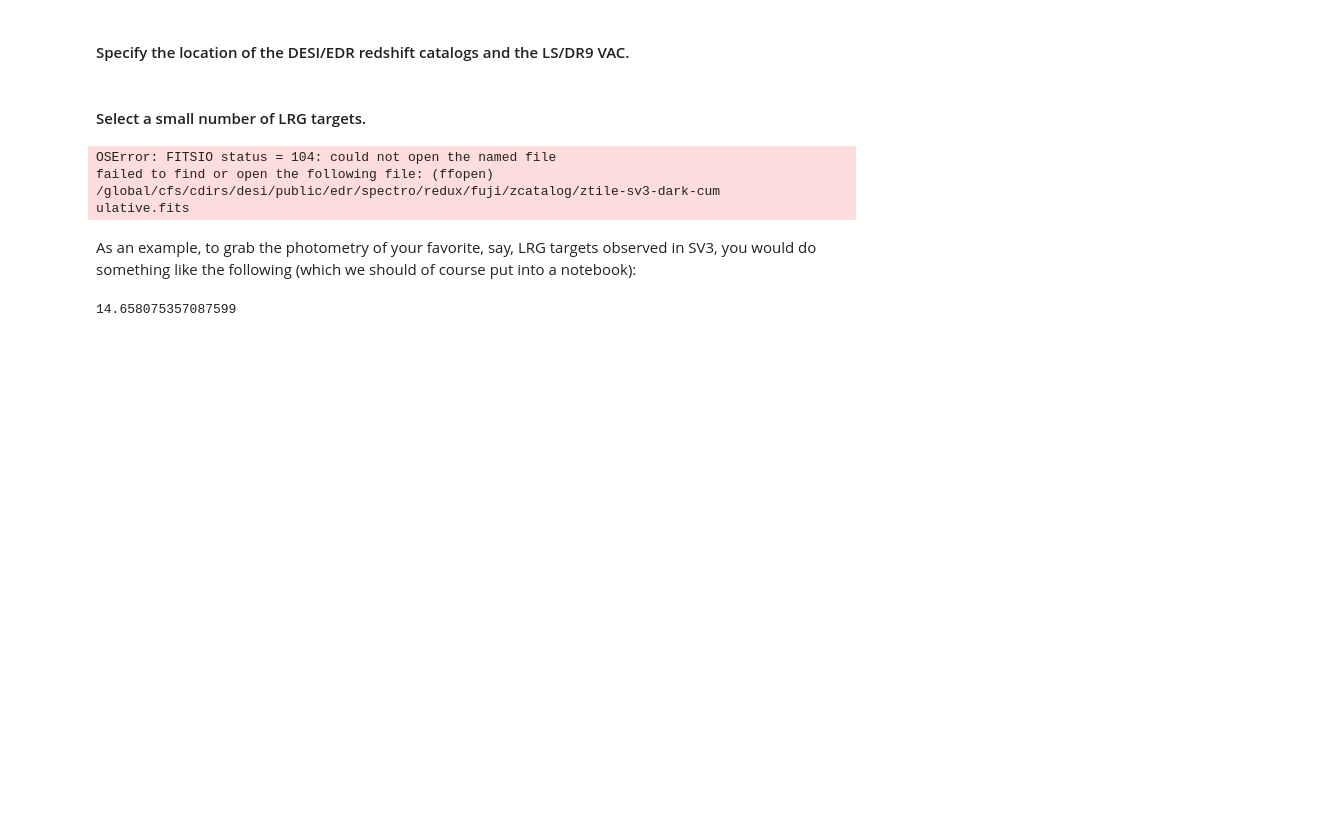
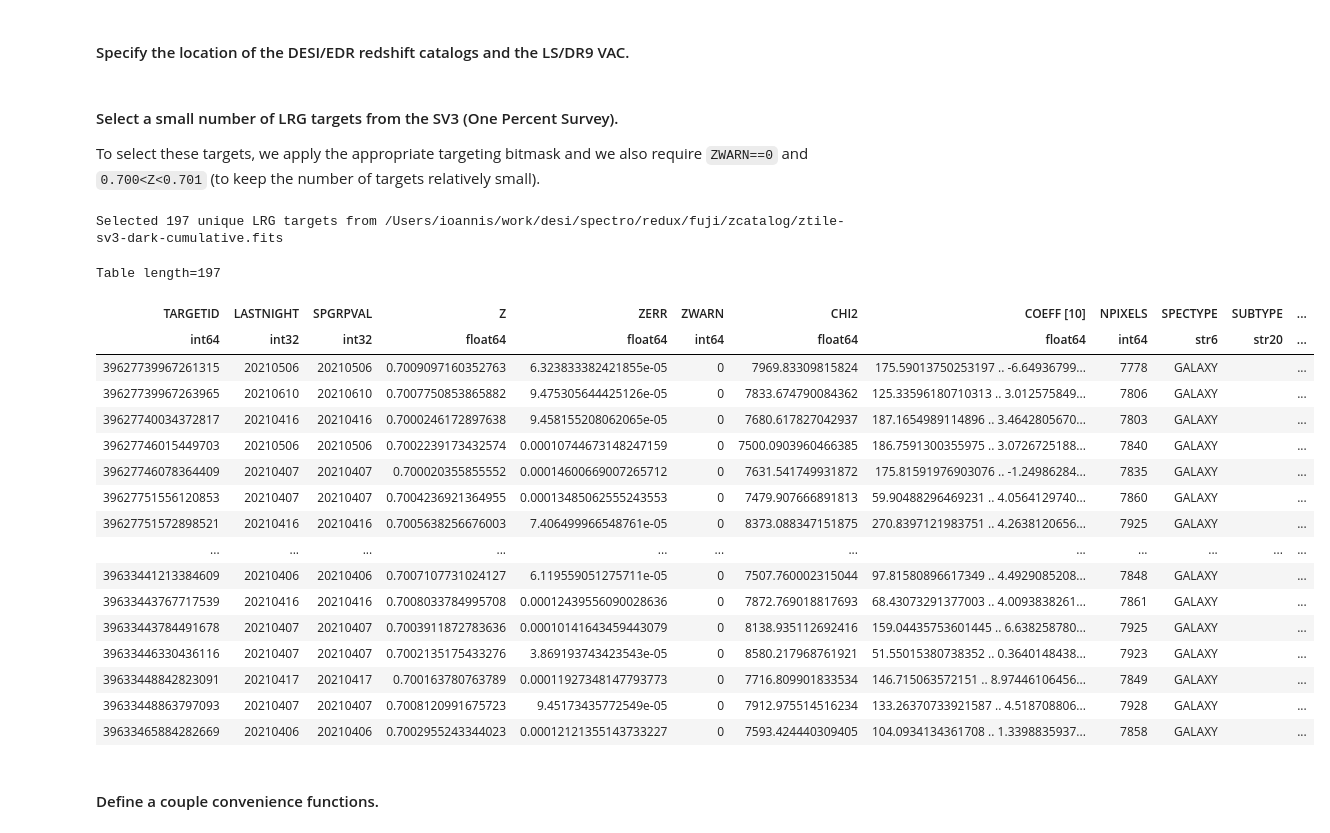
Before and after one commit to moustakas/desi-photometry, a Jupyter notebook: example.ipynb, the cells around one changed output. Drawn from its saved outputs; the diff is of its cells as text; code cells hidden in the pictures; blank space fills up the shorter version.

Commit message:
more example nb

```diff
--- a/example.ipynb
+++ b/example.ipynb
@@ -18,24 +14,51 @@ from desitarget.sv3.sv3_targetmask import desi_mask
 # %% [markdown]
 #### Specify the location of the DESI/EDR redshift catalogs and the LS/DR9 VAC.
 # %%
-zcatdir = '/global/cfs/cdirs/desi/public/edr/spectro/redux/fuji/zcatalog'
-vacdir = '/global/cscratch1/sd/ioannis/lsdr9-photometry/v1.0'
+# temporary locations
+zcatdir = '/Users/ioannis/work/desi/spectro/redux/fuji/zcatalog'
+vacdir = '/Users/ioannis/work/desi/ioannis/lsdr9-photometry/v1.0'
+#zcatdir = '/global/cfs/cdirs/desi/public/edr/spectro/redux/fuji/zcatalog'
+#vacdir = '/global/cscratch1/sd/ioannis/lsdr9-photometry/v1.0'
 # %% [markdown]
-#### Select a small number of LRG targets.
+#### Select a small number of LRG targets from the SV3 (One Percent Survey).
+
+To select these targets, we apply the appropriate targeting bitmask and we also require `ZWARN==0` and `0.700<Z<0.701` (to keep the number of targets relatively small).
 # %%
-zcat = Table(fitsio.read(os.path.join(zcatdir, 'ztile-sv3-dark-cumulative.fits'), 'ZCATALOG'))
-I = (zcat['SV3_DESI_TARGET'] & desi_mask.mask('LRG') != 0) * (zcat['ZWARN'] == 0) * (zcat['Z'] > 0.7) * (zcat['Z'] < 0.701)
-zcat = zcat[I]
-print('Selected {} objects'.format(len(zcat)))
+def select_targets():
+    """Select a small number of targets."""
+    from desitarget.sv3.sv3_targetmask import desi_mask
+
+    zcatfile = os.path.join(zcatdir, 'ztile-sv3-dark-cumulative.fits')
+    zcat = Table(fitsio.read(zcatfile, 'ZCATALOG'))
+    I = ((zcat['SV3_DESI_TARGET'] & desi_mask.mask('LRG') != 0) *
+         (zcat['ZWARN'] == 0) * (zcat['Z'] > 0.7) * (zcat['Z'] < 0.701))
+    zcat = zcat[I]
+    _, uindx = np.unique(zcat['TARGETID'], return_index=True)
+    zcat = zcat[uindx]
+    print('Selected {} unique LRG targets from {}'.format(len(zcat), zcatfile))
+    return zcat
-# %% [output]
-OSError: FITSIO status = 104: could not open the named file
-failed to find or open the following file: (ffopen)
-/global/cfs/cdirs/desi/public/edr/spectro/redux/fuji/zcatalog/ztile-sv3-dark-cum
-ulative.fits
-# %% [markdown]
-As an example, to grab the photometry of your favorite, say, LRG targets observed in SV3, you would do something like the following (which we should of course put into a notebook):
-# %%
-import healpy as hp
-hp.nside2resol(4, arcmin=True) / 60
-# %% [output]
-14.658075357087599
+# %%
+zcat = select_targets()
+zcat
+# %% [output]
+Selected 197 unique LRG targets from /Users/ioannis/work/desi/spectro/redux/fuji/zcatalog/ztile-sv3-dark-cumulative.fits
+Table length=197
+| TARGETID | LASTNIGHT | SPGRPVAL | Z | ZERR | ZWARN | CHI2 | COEFF [10] | NPIXELS | SPECTYPE | SUBTYPE | ... |
+| int64 | int32 | int32 | float64 | float64 | int64 | float64 | float64 | int64 | str6 | str20 | ... |
+| 39627739967261315 | 20210506 | 20210506 | 0.7009097160352763 | 6.323833382421855e-05 | 0 | 7969.83309815824 | 175.59013750253197 .. -6.64936799... | 7778 | GALAXY |  | ... |
+| 39627739967263965 | 20210610 | 20210610 | 0.7007750853865882 | 9.475305644425126e-05 | 0 | 7833.674790084362 | 125.33596180710313 .. 3.012575849... | 7806 | GALAXY |  | ... |
+| 39627740034372817 | 20210416 | 20210416 | 0.7000246172897638 | 9.458155208062065e-05 | 0 | 7680.617827042937 | 187.1654989114896 .. 3.4642805670... | 7803 | GALAXY |  | ... |
+| 39627746015449703 | 20210506 | 20210506 | 0.7002239173432574 | 0.00010744673148247159 | 0 | 7500.0903960466385 | 186.7591300355975 .. 3.0726725188... | 7840 | GALAXY |  | ... |
+| 39627746078364409 | 20210407 | 20210407 | 0.700020355855552 | 0.00014600669007265712 | 0 | 7631.541749931872 | 175.81591976903076 .. -1.24986284... | 7835 | GALAXY |  | ... |
+| 39627751556120853 | 20210407 | 20210407 | 0.7004236921364955 | 0.00013485062555243553 | 0 | 7479.907666891813 | 59.90488296469231 .. 4.0564129740... | 7860 | GALAXY |  | ... |
+| 39627751572898521 | 20210416 | 20210416 | 0.7005638256676003 | 7.406499966548761e-05 | 0 | 8373.088347151875 | 270.8397121983751 .. 4.2638120656... | 7925 | GALAXY |  | ... |
+| ... | ... | ... | ... | ... | ... | ... | ... | ... | ... | ... | ... |
+| 39633441213384609 | 20210406 | 20210406 | 0.7007107731024127 | 6.119559051275711e-05 | 0 | 7507.760002315044 | 97.81580896617349 .. 4.4929085208... | 7848 | GALAXY |  | ... |
+| 39633443767717539 | 20210416 | 20210416 | 0.7008033784995708 | 0.00012439556090028636 | 0 | 7872.769018817693 | 68.43073291377003 .. 4.0093838261... | 7861 | GALAXY |  | ... |
+| 39633443784491678 | 20210407 | 20210407 | 0.7003911872783636 | 0.00010141643459443079 | 0 | 8138.935112692416 | 159.04435753601445 .. 6.638258780... | 7925 | GALAXY |  | ... |
+| 39633446330436116 | 20210407 | 20210407 | 0.7002135175433276 | 3.869193743423543e-05 | 0 | 8580.217968761921 | 51.55015380738352 .. 0.3640148438... | 7923 | GALAXY |  | ... |
+| 39633448842823091 | 20210417 | 20210417 | 0.700163780763789 | 0.00011927348147793773 | 0 | 7716.809901833534 | 146.715063572151 .. 8.97446106456... | 7849 | GALAXY |  | ... |
+| 39633448863797093 | 20210407 | 20210407 | 0.7008120991675723 | 9.45173435772549e-05 | 0 | 7912.975514516234 | 133.26370733921587 .. 4.518708806... | 7928 | GALAXY |  | ... |
+| 39633465884282669 | 20210406 | 20210406 | 0.7002955243344023 | 0.00012121355143733227 | 0 | 7593.424440309405 | 104.0934134361708 .. 1.3398835937... | 7858 | GALAXY |  | ... |
+# %% [markdown]
+#### Define a couple convenience functions.
```
Also changed, not shown: parts of 6 cells of this notebook.
